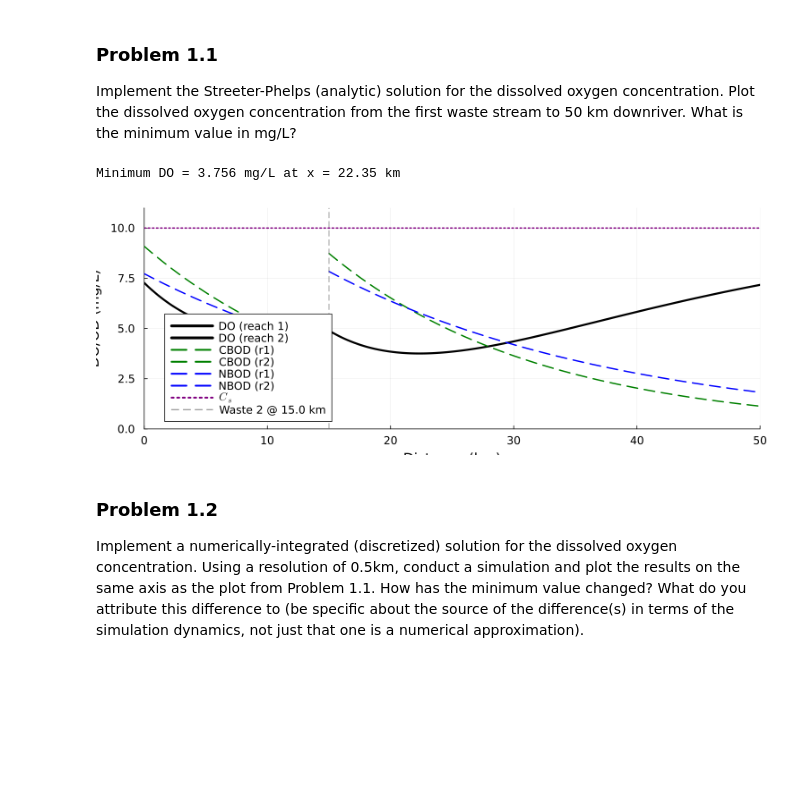
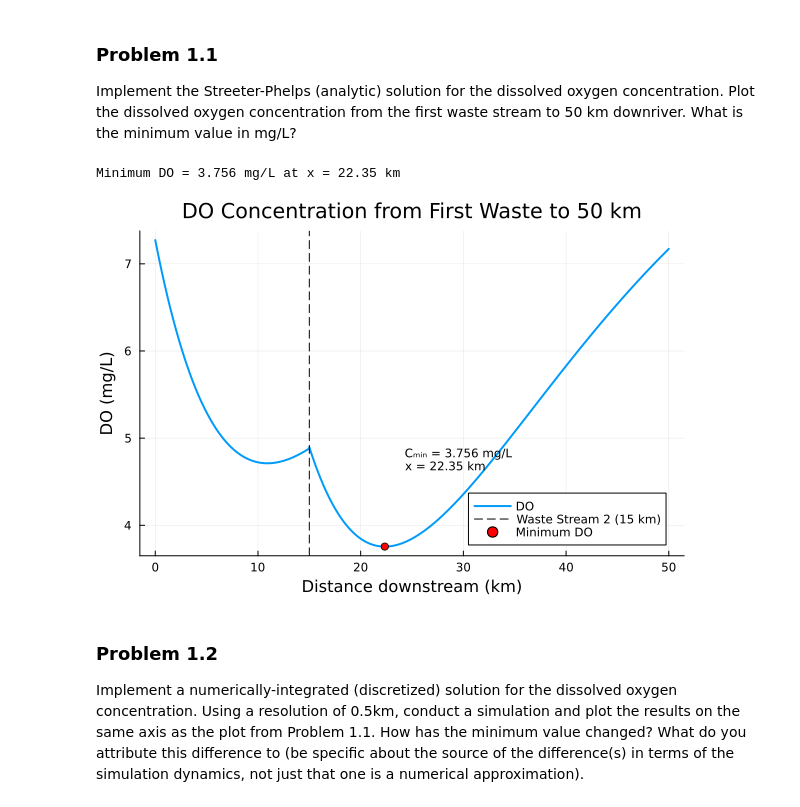
Before and after one commit to BEE4750-FA25/hw3-natalie-evelyn, a Jupyter notebook: hw03.ipynb, the cells around one changed output. Saved outputs shown, nothing was run; the diff lists cells and outputs as text; code cells hidden in the pictures; blank space fills up the shorter version.

```diff
--- a/hw03.ipynb
+++ b/hw03.ipynb
@@ -94,7 +94,7 @@ x_split, x_end, Δx = 15.0, 50.0, 0.05
 x1      = 0.0:Δx:x_split
 x2local = 0.0:Δx:(x_end - x_split)
 
-# ---------- Reach 1: mix river + Waste 1 at x = 0 ----------
+# Point 1: mix river + Waste 1 at x = 0
 Qtot1 = Qr + Q1
 C01 = (Qr*Cr + Q1*Cw1) / Qtot1
 B01 = (Qr*Br + Q1*Bw1) / Qtot1
@@ -107,53 +107,50 @@ N1 = [d[3] for d in do_out1]
 
 C15m = C1[end]
 B15m = B01 * exp(-kc * x_split / U)
 N15m = N01 * exp(-kn * x_split / U)
 
-# ---------- Reach 2: mix with Waste 2 at x = 15 ----------
+# Point 2: mix with Waste 2 at x = 15
 Qtot2 = Qtot1 + Q2
 C02 = (Qtot1*C15m + Q2*Cw2) / Qtot2
 B02 = (Qtot1*B15m + Q2*Bw2) / Qtot2
 N02 = (Qtot1*N15m + Q2*Nw2) / Qtot2
 
 do_out2 = (ξ -> do_simulate(ξ, C02, B02, N02, ka, kc, kn, Cs, U)).(x2local)
 C2 = [d[1] for d in do_out2]
 B2 = [d[2] for d in do_out2]
 N2 = [d[3] for d in do_out2]
 
-# ---------- Concatenate full profile ----------
+# Concatenate full profile
 x = vcat(collect(x1), x_split .+ collect(x2local))
 C = vcat(C1, C2)
 B = vcat(B1, B2)
 N = vcat(N1, N2)
 
-# ---------- Minimum DO ----------
+#  Minimum DO
 imin = argmin(C)
 xmin = x[imin]
 Cmin = C[imin]
 println("Minimum DO = $(round(Cmin,digits=3)) mg/L at x = $(round(xmin,digits=2)) km")
 
-p1 = plot(
-    x1, C1; color=:black, lw=3, label="DO (reach 1)",
-    xlabel="Distance (km)", ylabel="DO/OD (mg/L)",
-    size=(1000, 380), dpi=150, guidefontsize=14, tickfontsize=11, legendfontsize=11
+# Plot DO from first waste to 50 km
+p = plot(
+    x, C,
+    label   = "DO",
+    xlabel  = "Distance downstream (km)",
+    ylabel  = "DO (mg/L)",
+    title   = "DO Concentration from First Waste to 50 km",
+    lw      = 2,
 )
-plot!(p1, x_split .+ x2local, C2; color=:black, lw=3, ls=:solid, label="DO (reach 2)")
+vline!(p, [x_split], label = "Waste Stream 2 (15 km)", linestyle = :dash, color = :black)
 
-plot!(p1, x1, B1; color=:green,  ls=:dash, lw=2, label="CBOD (r1)")
-plot!(p1, x_split .+ x2local, B2; color=:green, ls=:dash, lw=2, label="CBOD (r2)")
-plot!(p1, x1, N1; color=:blue,   ls=:dash, lw=2, label="NBOD (r1)")
-plot!(p1, x_split .+ x2local, N2; color=:blue,  ls=:dash, lw=2, label="NBOD (r2)")
+# Mark minimum DO and place annotation so it doesn't overlap the legend/marker
+scatter!(p, [xmin], [Cmin], label = "Minimum DO", color = :red, markerstrokecolor = :black)
+annotate!(p, (xmin + 2, Cmin + 1.0, text("Cₘᵢₙ = $(round(Cmin, digits=3)) mg/L\nx = $(round(xmin, digits=2)) km", 8, :left)))
 
-plot!(p1, [0, x_end], [Cs, Cs]; color=:purple, ls=:dot, lw=2, label=L"C_s")
-vline!([x_split]; color=:gray, ls=:dash, label="Waste 2 @ $(x_split) km")
-
-xlims!(p1, 0, x_end)
-ylims!(p1, 0, Cs + 1)
-
-display(p1)
+display(p)
 # %% [output]
 Minimum DO = 3.756 mg/L at x = 22.35 km
-[figure, old version]
+[figure, new version]
 # %% [markdown]
 ### Problem 1.2
 
```
Also changed, not shown: parts of 5 cells of this notebook.
